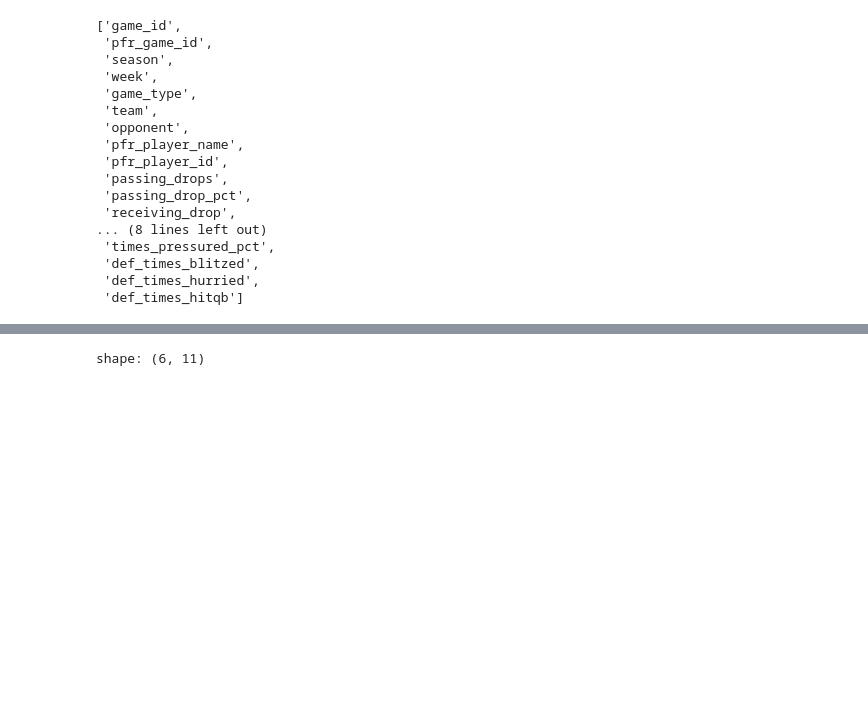
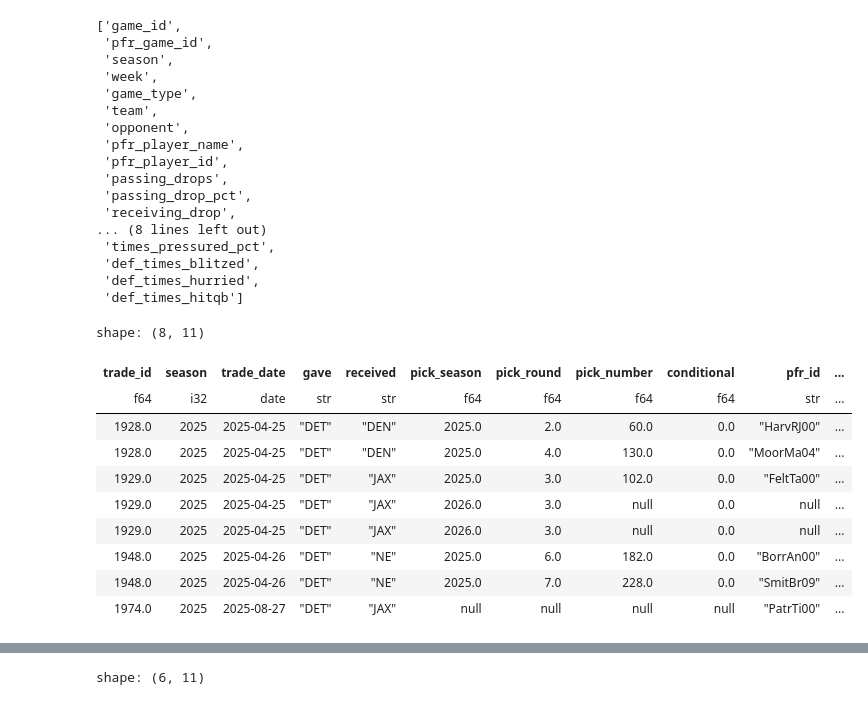
Before and after one commit to cram9030/detroit_lions_draft, a Jupyter notebook: notebooks/data_exploration.ipynb, the cells around one changed output, grey strips where cells are left out. Saved outputs shown, nothing was run; the diff lists cells and outputs as text; code cells hidden in the pictures; blank space fills up the shorter version.

```diff
--- a/notebooks/data_exploration.ipynb
+++ b/notebooks/data_exploration.ipynb
@@ -199,3 +199,17 @@ pfr_advanced.columns
  'def_times_hitqb']
 # %%
 trades = nfl.load_trades()
+# %%
+trades.filter(pl.col('gave')=="DET").filter(pl.col('season')==2025)
+# %% [output]
+shape: (8, 11)
+| trade_id | season | trade_date | gave | received | pick_season | pick_round | pick_number | conditional | pfr_id | ... |
+| f64 | i32 | date | str | str | f64 | f64 | f64 | f64 | str | ... |
+| 1928.0 | 2025 | 2025-04-25 | "DET" | "DEN" | 2025.0 | 2.0 | 60.0 | 0.0 | "HarvRJ00" | ... |
+| 1928.0 | 2025 | 2025-04-25 | "DET" | "DEN" | 2025.0 | 4.0 | 130.0 | 0.0 | "MoorMa04" | ... |
+| 1929.0 | 2025 | 2025-04-25 | "DET" | "JAX" | 2025.0 | 3.0 | 102.0 | 0.0 | "FeltTa00" | ... |
+| 1929.0 | 2025 | 2025-04-25 | "DET" | "JAX" | 2026.0 | 3.0 | null | 0.0 | null | ... |
+| 1929.0 | 2025 | 2025-04-25 | "DET" | "JAX" | 2026.0 | 3.0 | null | 0.0 | null | ... |
+| 1948.0 | 2025 | 2025-04-26 | "DET" | "NE" | 2025.0 | 6.0 | 182.0 | 0.0 | "BorrAn00" | ... |
+| 1948.0 | 2025 | 2025-04-26 | "DET" | "NE" | 2025.0 | 7.0 | 228.0 | 0.0 | "SmitBr09" | ... |
+| 1974.0 | 2025 | 2025-08-27 | "DET" | "JAX" | null | null | null | null | "PatrTi00" | ... |
```
Also changed, not shown: parts of 1 cell of this notebook, 4 other files.
